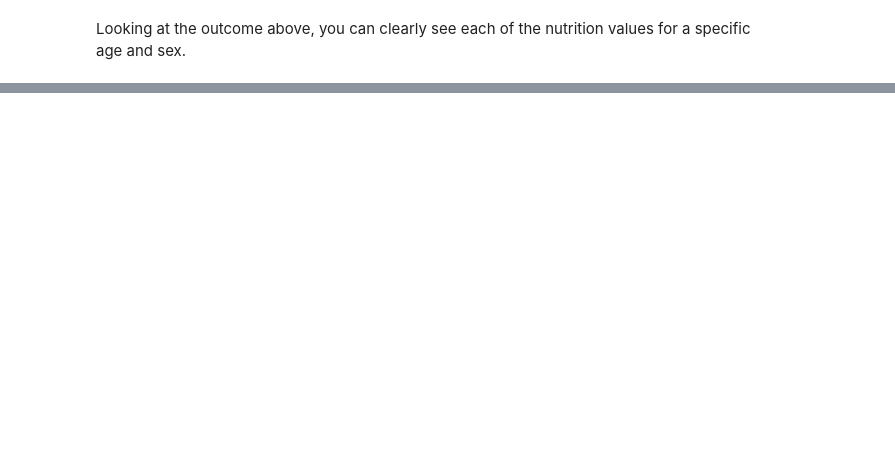
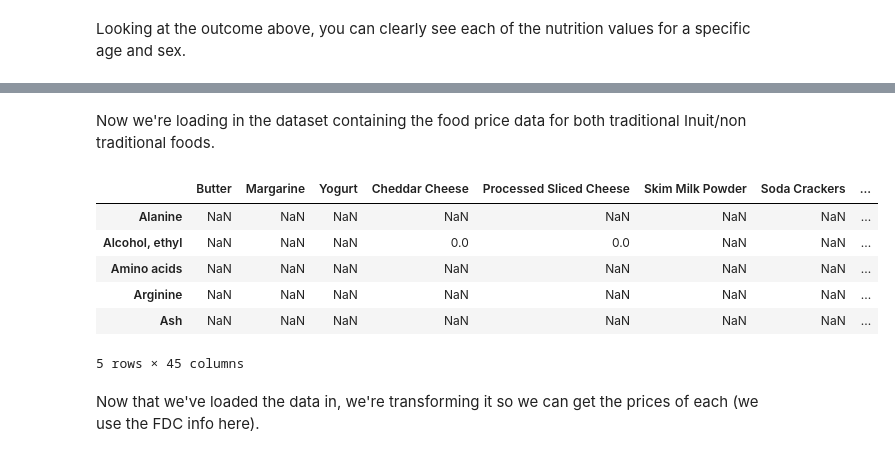
Before and after one commit to vishalival/eep153-margaret-reid, a Jupyter notebook: deliverables_code.ipynb, the cells around one changed output, grey strips where cells are left out. Cells and saved outputs as stored; diff of their text form; code cells hidden in the pictures; blank space fills up the shorter version.

```diff
--- a/deliverables_code.ipynb
+++ b/deliverables_code.ipynb
@@ -66,0 +101,16 @@ The Spreadsheet for this information can be found at the [following link](https:
+# %%
+# Run all of these installs to get everything to work!!
+!pip install fooddatacentral
+!pip install python-gnupg
+!pip install pint
+!pip install python-gnupg
+!pip install cufflinks
+
+from  scipy.optimize import linprog as lp
+import numpy as np
+import warnings
+import pandas as pd
+import fooddatacentral as fdc
+
+apikey = "fy5zghnpRvzFtwfecjc3MRORcD2smFbXhA4LhSjY"
+print("All packages have been successfully installed!!")
@@ -66,0 +135,27 @@ The Spreadsheet for this information can be found at the [following link](https:
+# %% [markdown]
+Now we're loading in the dataset containing the food price data for both traditional Inuit/non traditional foods.
+# %%
+df = pd.read_csv("data/Final Food Price Data for Both Nontraditional and Traditional - Table A.csv")
+
+D = {}
+count = 0
+for food in  df.Food.tolist():
+    try:
+        FDC = df.loc[df.Food==food,:].FDC[count]
+        count+=1
+        D[food] = fdc.nutrients(apikey,FDC).Quantity
+    except AttributeError:
+        warnings.warn("Couldn't find FDC Code %s for food %s." % (food,FDC))
+
+FoodNutrients = pd.DataFrame(D,dtype=float)
+FoodNutrients.head()
+# %% [output]
+|  | Butter | Margarine | Yogurt | Cheddar Cheese | Processed Sliced Cheese | Skim Milk Powder | Soda Crackers | ... |
+| Alanine | NaN | NaN | NaN | NaN | NaN | NaN | NaN | ... |
+| Alcohol, ethyl | NaN | NaN | NaN | 0.0 | 0.0 | NaN | NaN | ... |
+| Amino acids | NaN | NaN | NaN | NaN | NaN | NaN | NaN | ... |
+| Arginine | NaN | NaN | NaN | NaN | NaN | NaN | NaN | ... |
+| Ash | NaN | NaN | NaN | NaN | NaN | NaN | NaN | ... |
+5 rows × 45 columns
+# %% [markdown]
+Now that we've loaded the data in, we're transforming it so we can get the prices of each (we use the FDC info here).
```
Also changed, not shown: parts of 31 cells of this notebook, 1 other file.
